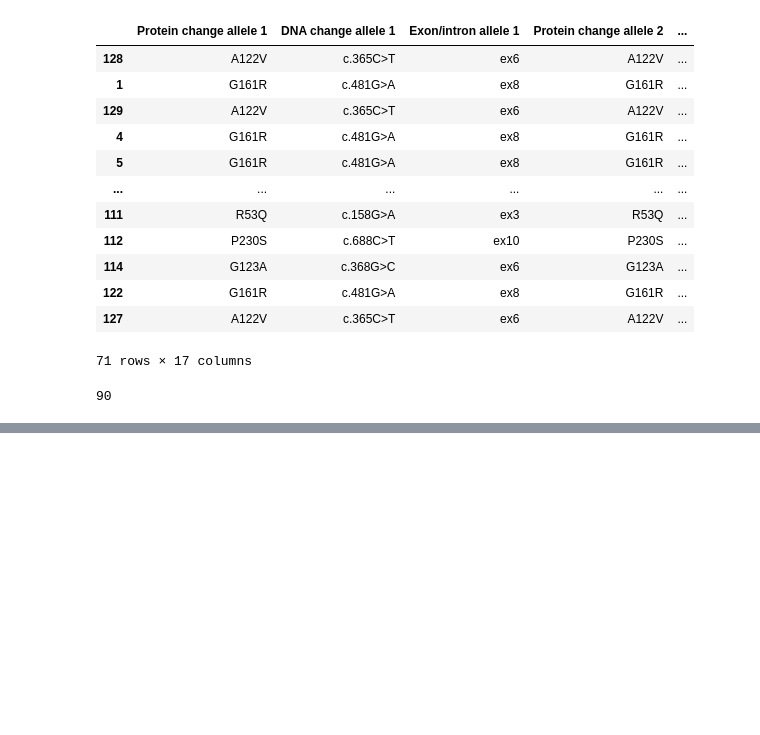
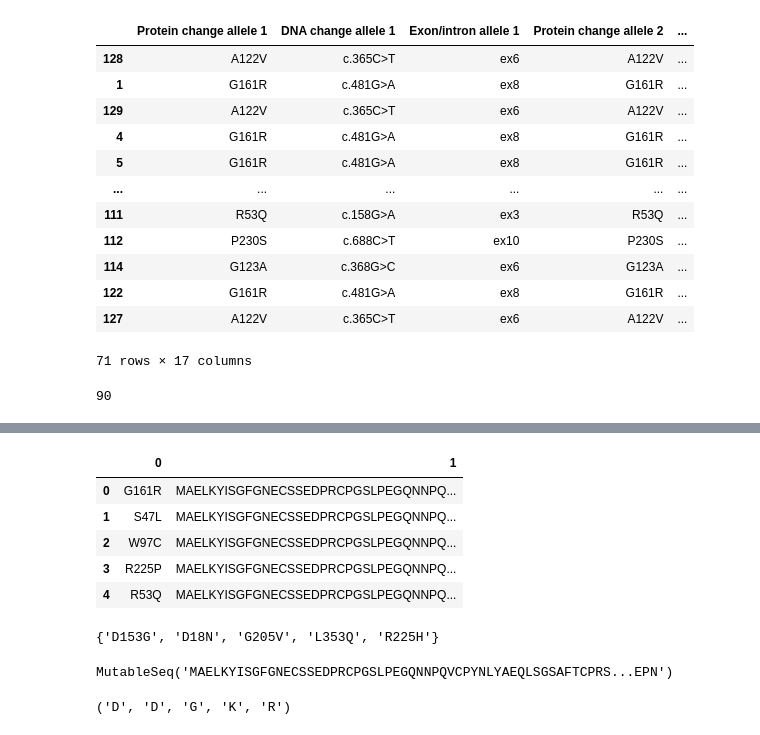
Before and after one commit to g-lago8/CHL-Project, a Jupyter notebook: notebooks/data_cleaning.ipynb, the cells around one changed output, grey strips where cells are left out. Cells and saved outputs as stored; diff of their text form; code cells hidden in the pictures; blank space fills up the shorter version.

```diff
--- a/notebooks/data_cleaning.ipynb
+++ b/notebooks/data_cleaning.ipynb
@@ -539,0 +601,38 @@ len(unique)
+# %%
+# consider the file in datasets/mutated_sequences.csv
+ms = pd.read_csv('../datasets/mutated_sequences.csv', header=None)
+ms.head()
+# %% [output]
+|  | 0 | 1 |
+| 0 | G161R | MAELKYISGFGNECSSEDPRCPGSLPEGQNNPQ... |
+| 1 | S47L | MAELKYISGFGNECSSEDPRCPGSLPEGQNNPQ... |
+| 2 | W97C | MAELKYISGFGNECSSEDPRCPGSLPEGQNNPQ... |
+| 3 | R225P | MAELKYISGFGNECSSEDPRCPGSLPEGQNNPQ... |
+| 4 | R53Q | MAELKYISGFGNECSSEDPRCPGSLPEGQNNPQ... |
+# %%
+# see difference between subs and ms[0]
+diff = set(subs) - set(ms[0])
+diff
+# %% [output]
+{'D153G', 'D18N', 'G205V', 'L353Q', 'R225H'}
+# %%
+def read_faa_file(file_path):
+    sequences = []
+    for record in SeqIO.parse(file_path, "fasta"):
+        sequences.append(record)
+    return sequences
+
+# Specify the path to your .faa file
+file_path = "../datasets/protein.faa"
+
+# Read the .faa file
+sequences = read_faa_file(file_path)
+hgd_protein = sequences[0].seq
+hgd_protein = Bio.Seq.MutableSeq(hgd_protein)
+hgd_protein
+# %% [output]
+MutableSeq('MAELKYISGFGNECSSEDPRCPGSLPEGQNNPQVCPYNLYAEQLSGSAFTCPRS...EPN')
+# %%
+hgd_protein[152], hgd_protein[17], hgd_protein[204], hgd_protein[352], hgd_protein[224]
+# %% [output]
+('D', 'D', 'G', 'K', 'R')
```
Also changed, not shown: parts of 25 cells of this notebook, 1 other file.
